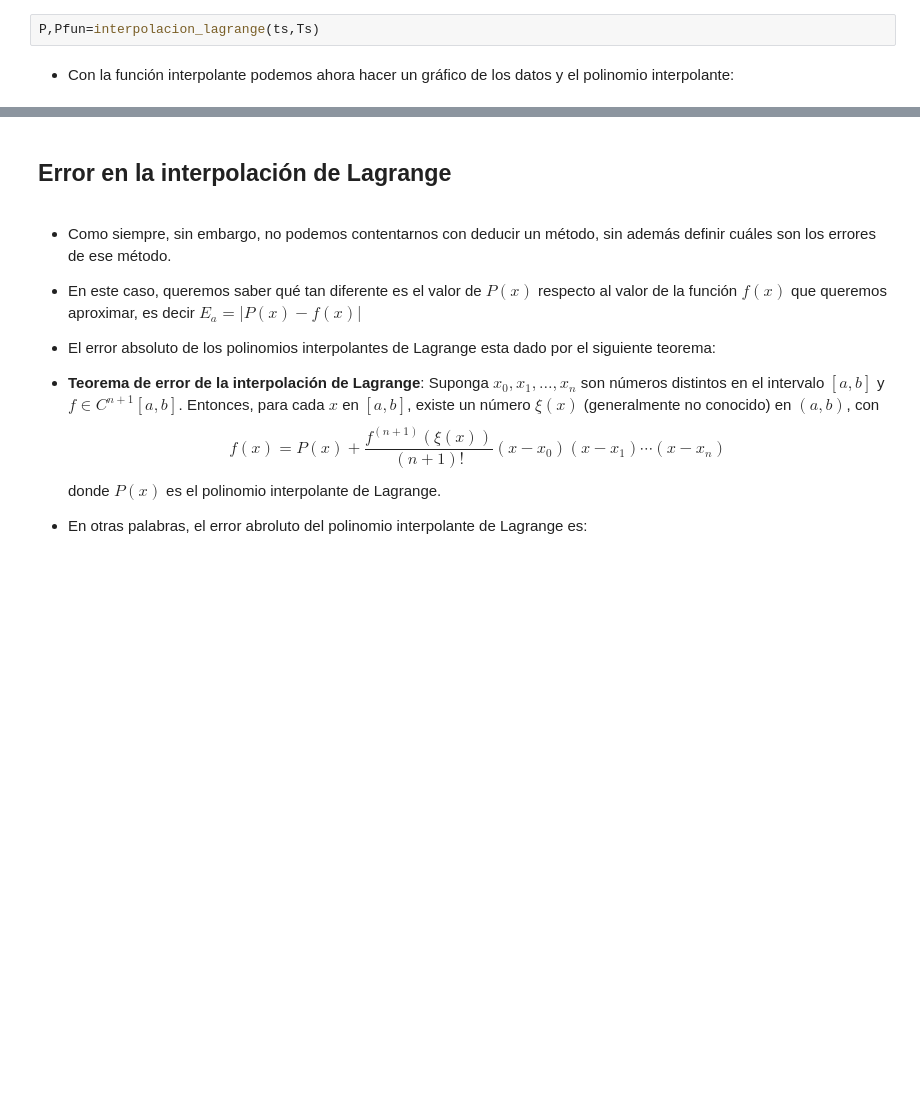
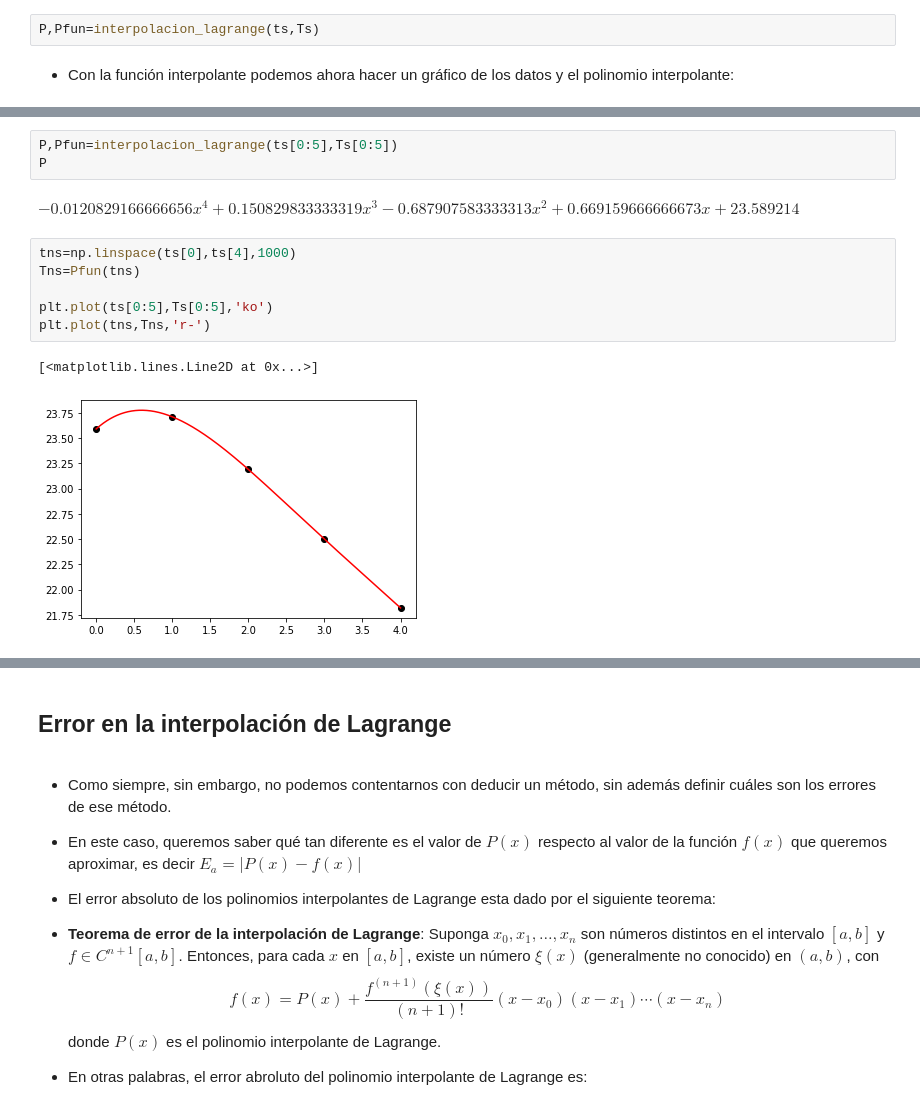
Before and after one commit to JorgeZuluaga/NotasMetodosNumericos, a Jupyter notebook: MN-CuadernoNotas-Interpolacion: error y datos.ipynb, the cells around one changed output, grey strips where cells are left out. Saved outputs shown, nothing was run; the diff lists cells and outputs as text; blank space fills up the shorter version.

```diff
--- a/MN-CuadernoNotas-Interpolacion: error y datos.ipynb
+++ b/MN-CuadernoNotas-Interpolacion: error y datos.ipynb
@@ -266,0 +364,14 @@ plt.plot(tns,Tns,'r-')
+# %%
+P,Pfun=interpolacion_lagrange(ts[0:5],Ts[0:5])
+P
+# %% [output]
+$\displaystyle - 0.0120829166666656 x^{4} + 0.150829833333319 x^{3} - 0.687907583333313 x^{2} + 0.669159666666673 x + 23.589214$
+# %%
+tns=np.linspace(ts[0],ts[4],1000)
+Tns=Pfun(tns)
+
+plt.plot(ts[0:5],Ts[0:5],'ko')
+plt.plot(tns,Tns,'r-')
+# %% [output]
+[<matplotlib.lines.Line2D at 0x...>]
+[figure, added]
```
Also changed, not shown: parts of 25 cells of this notebook, 2 other files.
